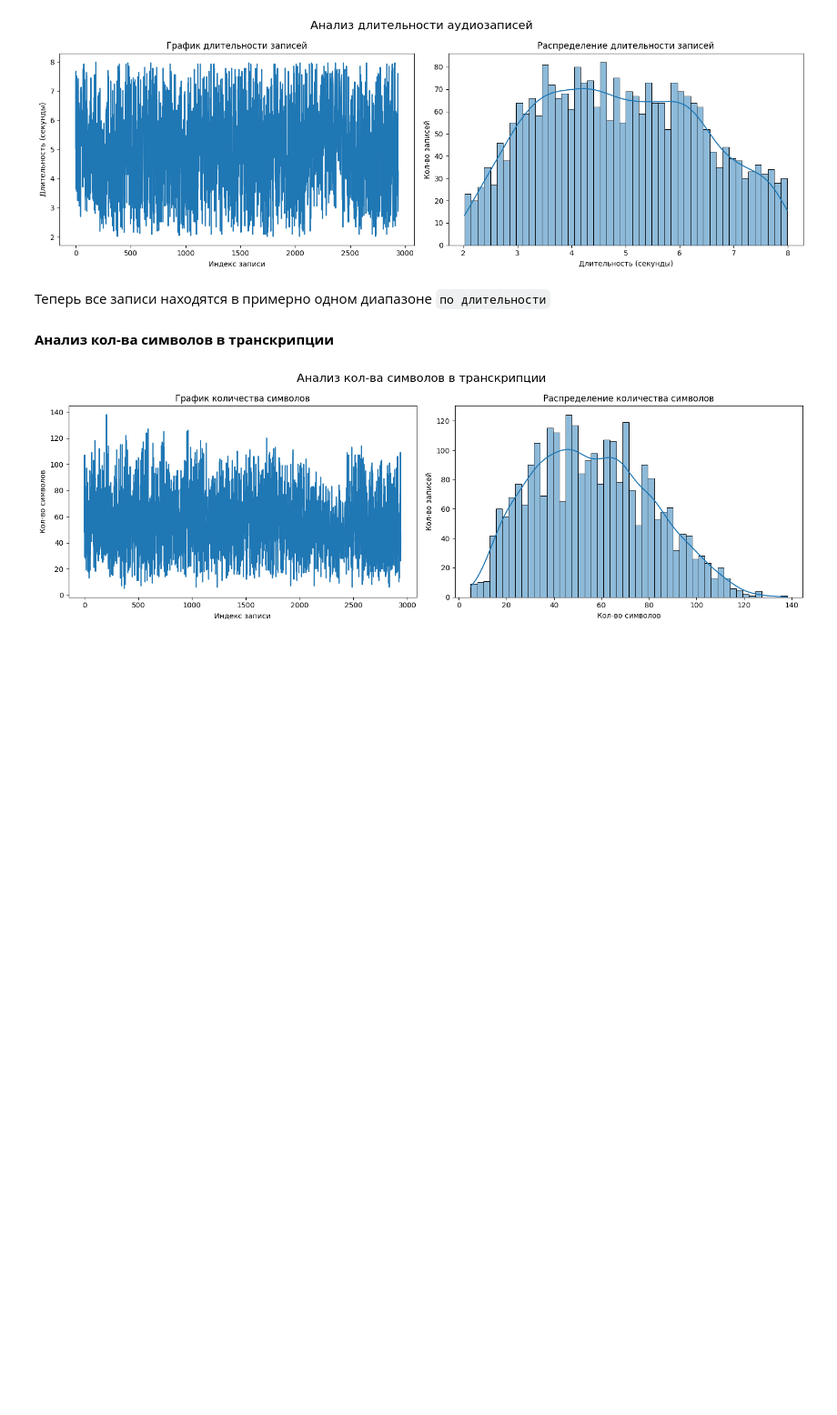
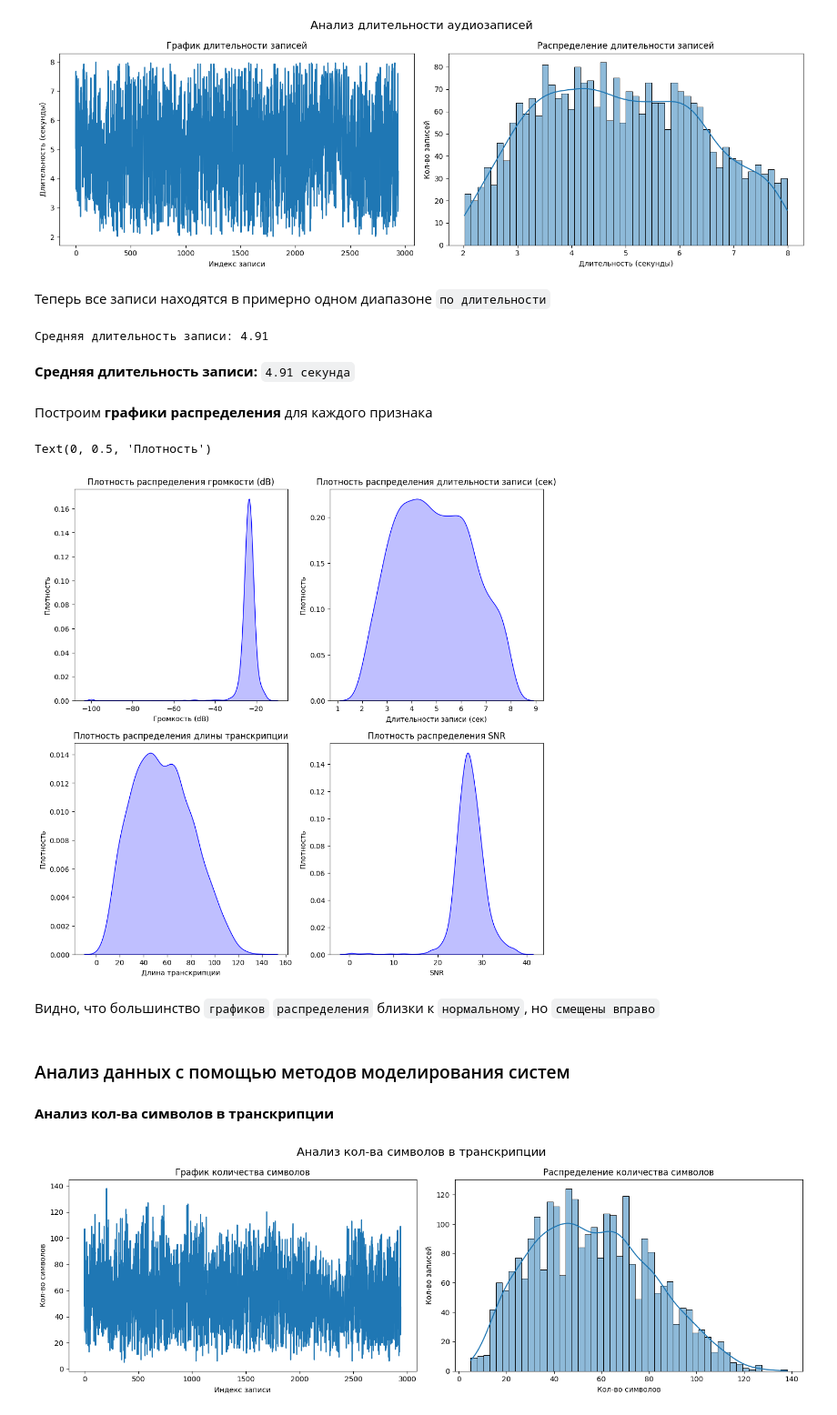
Before and after one commit to Rainfue/Speech-synthesis, a Jupyter notebook: Module1/Module1.ipynb, the cells around one changed output. Shown at 91% size. Drawn from its saved outputs; the diff is of its cells as text; code cells hidden in the pictures; blank space fills up the shorter version.

```diff
--- a/Module1/Module1.ipynb
+++ b/Module1/Module1.ipynb
@@ -239,6 +220,48 @@ wave_hist_plot('Анализ длительности аудиозаписей',
 [figure]
 # %% [markdown]
 Теперь все записи находятся в примерно одном диапазоне `по длительности`
+# %%
+print(f"Средняя длительность записи: {df['record_duration'].mean():.2f}")
+# %% [output]
+Средняя длительность записи: 4.91
+# %% [markdown]
+**Средняя длительность записи:** `4.91 секунда`
+# %% [markdown]
+Построим **графики распределения** для каждого признака
+# %%
+# создаем фигуру с подграфиками
+fig, ax = plt.subplots(2, 2, figsize=(12,12))
+
+# график для громкости
+sns.kdeplot(df['rms_dB'], fill=True, color='blue', ax=ax[0,0])
+ax[0,0].set_title('Плотность распределения громкости (dB)')
+ax[0,0].set_xlabel('Громкость (dB)')
+ax[0,0].set_ylabel('Плотность')
+
+# график для длительности записи
+sns.kdeplot(df['record_duration'], fill=True, color='blue', ax=ax[0,1])
+ax[0,1].set_title('Плотность распределения длительности записи (сек)')
+ax[0,1].set_xlabel('Длительности записи (сек)')
+ax[0,1].set_ylabel('Плотность')
+
+# график для длины транскрипции
+sns.kdeplot(df['text_length'], fill=True, color='blue', ax=ax[1,0])
+ax[1,0].set_title('Плотность распределения длины транскрипции')
+ax[1,0].set_xlabel('Длина транскрипции')
+ax[1,0].set_ylabel('Плотность')
+
+# распределение SNR
+sns.kdeplot(df['snr'], fill=True, color='blue', ax=ax[1,1])
+ax[1,1].set_title('Плотность распределения SNR')
+ax[1,1].set_xlabel('SNR')
+ax[1,1].set_ylabel('Плотность')
+# %% [output]
+Text(0, 0.5, 'Плотность')
+[figure, added]
+# %% [markdown]
+Видно, что большинство `графиков` `распределения` близки к `нормальному`, но `смещены вправо`
+# %% [markdown]
+### Анализ данных с помощью методов моделирования систем
 # %% [markdown]
 **Анализ кол-ва символов в транскрипции**
 # %%
```
Also changed, not shown: parts of 53 cells of this notebook.
